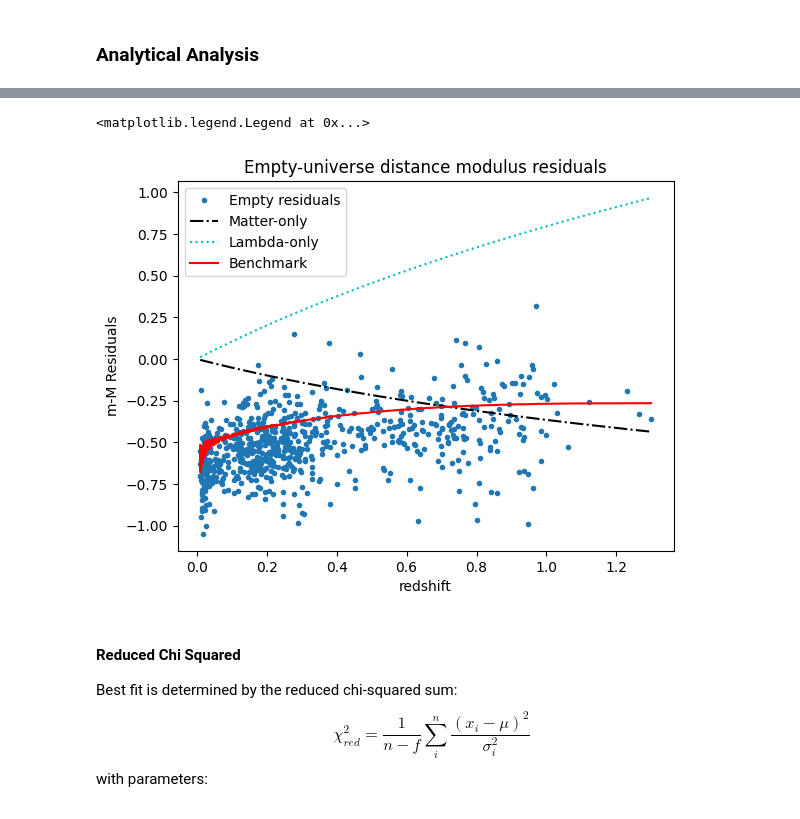
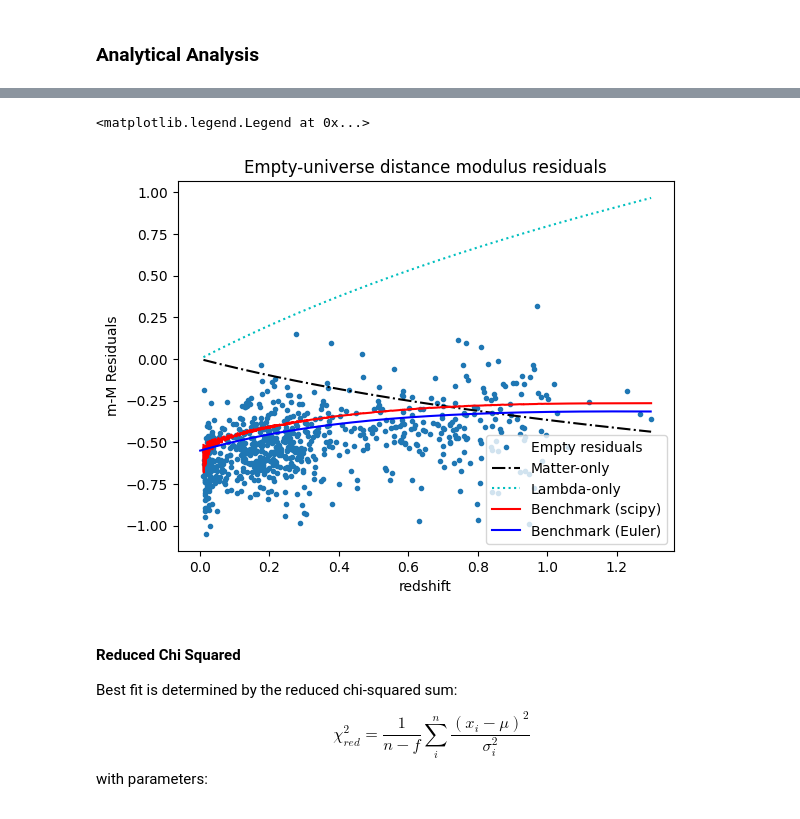
Before and after one commit to kitty-anu/gal_cos, a Jupyter notebook: sn_distancemods.ipynb, the cells around one changed output, grey strips where cells are left out. Saved outputs shown, nothing was run; the diff lists cells and outputs as text; code cells hidden in the pictures.

Commit message:
included cosmocalc version too

```diff
--- a/sn_distancemods.ipynb
+++ b/sn_distancemods.ipynb
@@ -132,3 +136,10 @@ def mod_predict(z, OmegaM0, OmegaL0, OmegaR0=0, H0=70.0, num=False):
+# %%
+def dist_to_mod(dist):
+    """Simple distance modulus equation
+    m-M = 25 + 5 * log10 (dist/10Mpc)
+    """
+
+    return 25 + 5 * np.log10(dist)
 # %% [markdown]
 ### Analytical Analysis
 # %%
@@ -140,0 +151,17 @@ benchmark_mod = np.asarray([mod_predict(i, 0.3, 0.7, H0=h0) for i in data['z']])
+# %%
+# benchmark has to be handled differently
+
+# scipy method (integration for each z)
+benchmark_mod_simpson = np.asarray([mod_predict(i, 0.3, 0.7, H0=h0) for i in data['z']])
+
+# cosmology calculator
+hubble = (h0 * (u.km / u.s / u.Mpc)).to(1 / u.Gyr).value
+benchmark = cosmocalc.cosmology_calc(0.01, 0.3, 0.7, hubble)
+benchmark_mod = dist_to_mod(benchmark.d_luminosity)
+# %%
+# truncate benchmark arrays to the same redshift as the data
+maximum = np.max(data['z'])
+print(maximum)
+
+benchmark_z = benchmark.redshift[benchmark.redshift < maximum]
+benchmark_modulus = benchmark_mod[:benchmark_z.shape[0]]
@@ -157,22 +210,27 @@ plt.legend(loc="lower right")
 # %%
 # residuals of distance mod
 empty_resids = data['mu'] - empty_mod
 matter_resids = matter_mod - empty_mod
 lambda_resids = lambda_mod - empty_mod
-bench_resids  = benchmark_mod - empty_mod
+bench_resids_simpson = benchmark_mod_simpson - empty_mod
+
+# make empty universe modulus from benchmark array shape
+empty_bench_mod = np.asarray([mod_predict(i, 0, 0, H0=h0) for i in benchmark_z])
+bench_resids  = benchmark_modulus - empty_bench_mod
 
 plt.plot(data['z'], empty_resids, ".", label="Empty residuals")
 plt.plot(data['z'], matter_resids, "-.k", label="Matter-only")
 plt.plot(data['z'], lambda_resids, ":c", label="Lambda-only")
-plt.plot(data['z'], bench_resids, "-r", label="Benchmark")
+plt.plot(data['z'], bench_resids_simpson, "-r", label="Benchmark (scipy)")
+plt.plot(benchmark_z, bench_resids, "-b", label="Benchmark (Euler)")
 
 plt.xlabel("redshift")
 plt.ylabel("m-M Residuals")
 plt.title("Empty-universe distance modulus residuals")
 plt.legend()
 # %% [output]
 <matplotlib.legend.Legend at 0x...>
-[figure, old version]
+[figure, new version]
 # %% [markdown]
 #### Reduced Chi Squared
 
```
Also changed, not shown: parts of 11 cells of this notebook.
